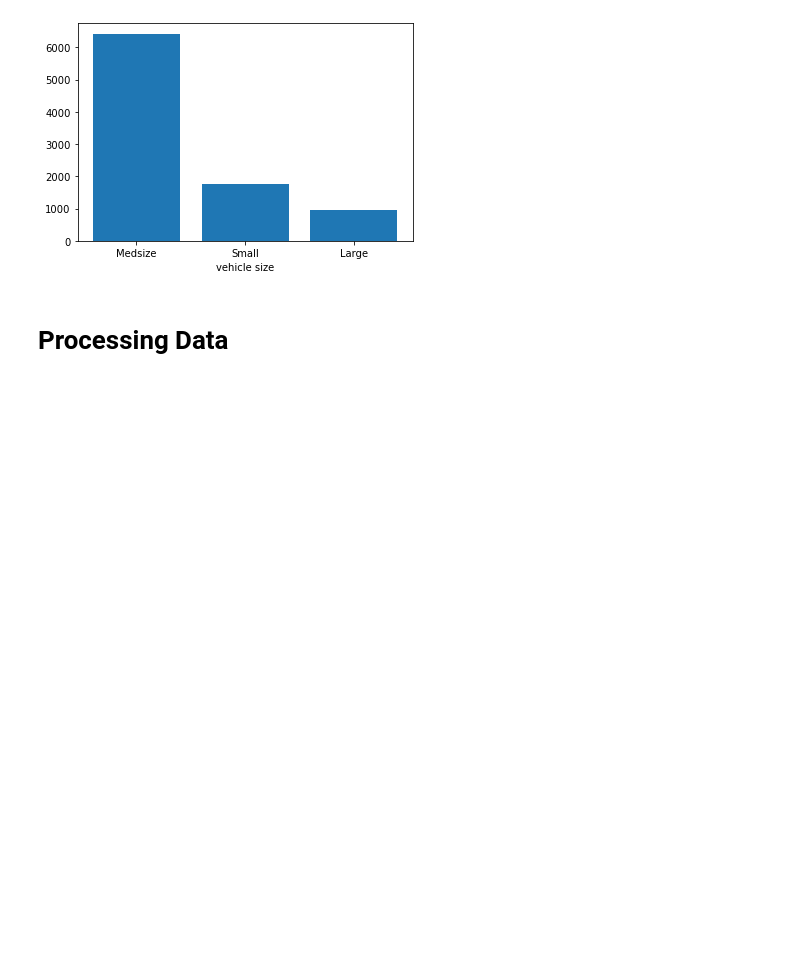
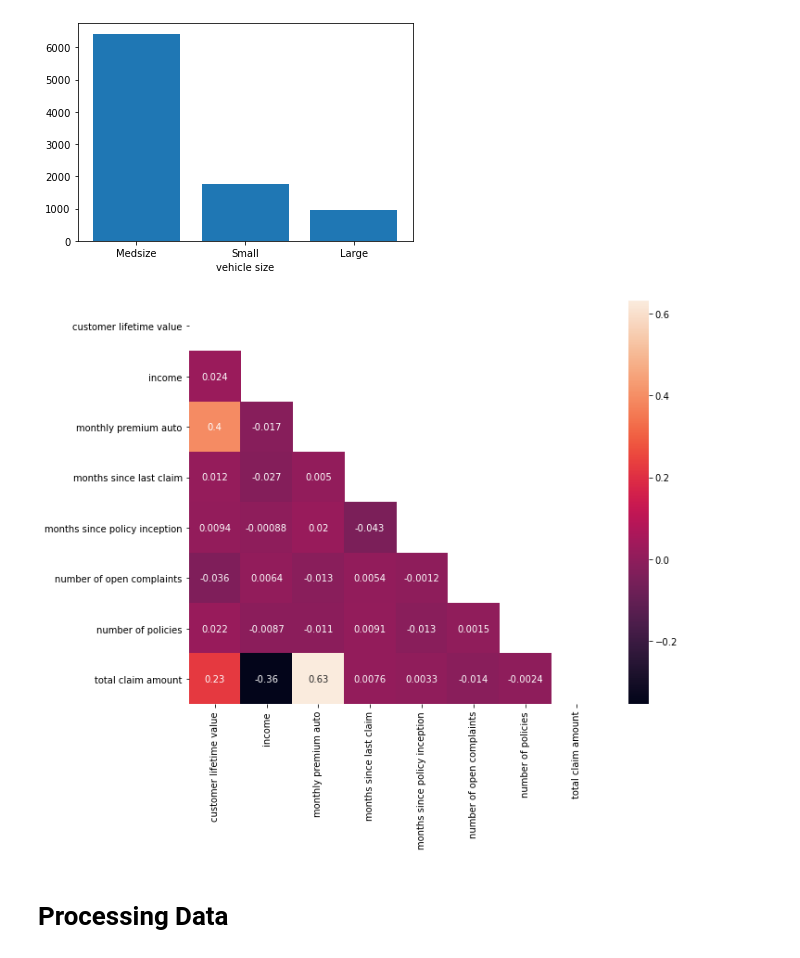
Before and after one commit to jw15667/lab-customer-analysis-final-round, a Jupyter notebook: JupyterWorkbook/Customer_Analysis_Final_Round.ipynb, the cells around one changed output. Cells and saved outputs as stored; diff of their text form; code cells hidden in the pictures; blank space fills up the shorter version.

```diff
--- a/JupyterWorkbook/Customer_Analysis_Final_Round.ipynb
+++ b/JupyterWorkbook/Customer_Analysis_Final_Round.ipynb
@@ -192,3 +189,12 @@ mask=np.triu
+# %%
+correlations_matrix = data_3.corr()
+mask = np.zeros_like(correlations_matrix)
+mask[np.triu_indices_from(mask)] = True
+fig, ax = plt.subplots(figsize=(10, 8))
+ax = sns.heatmap(correlations_matrix, mask=mask, annot=True)
+plt.show()
+# %% [output]
+[figure, added]
 # %% [markdown]
 # Processing Data
 # %% [markdown]
```
Also changed, not shown: parts of 1 cell of this notebook.
